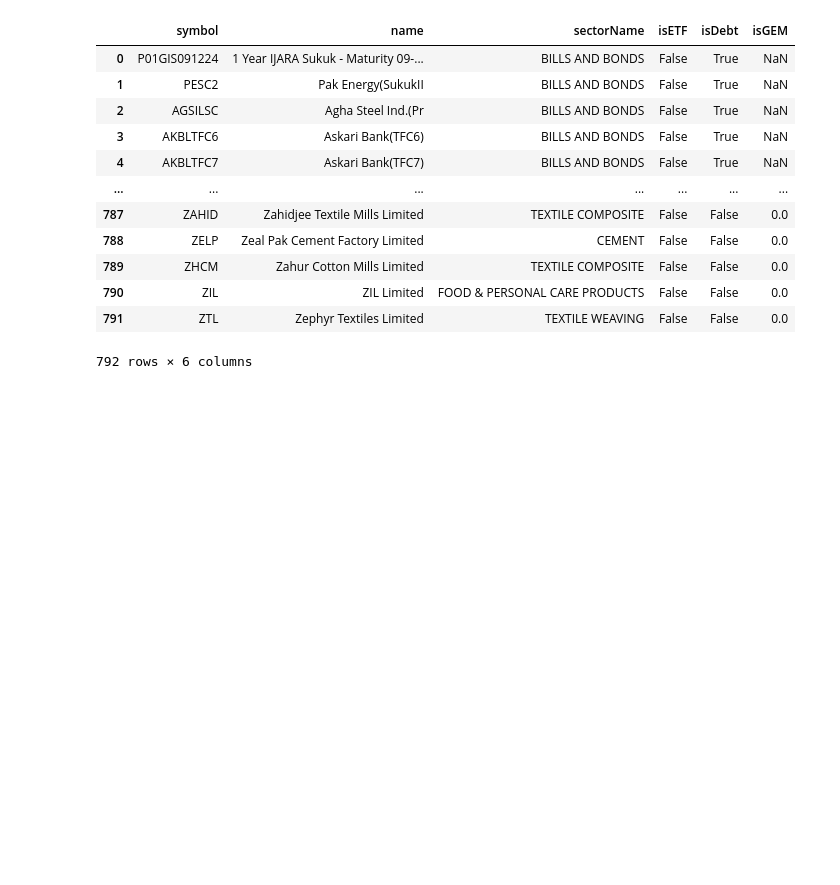
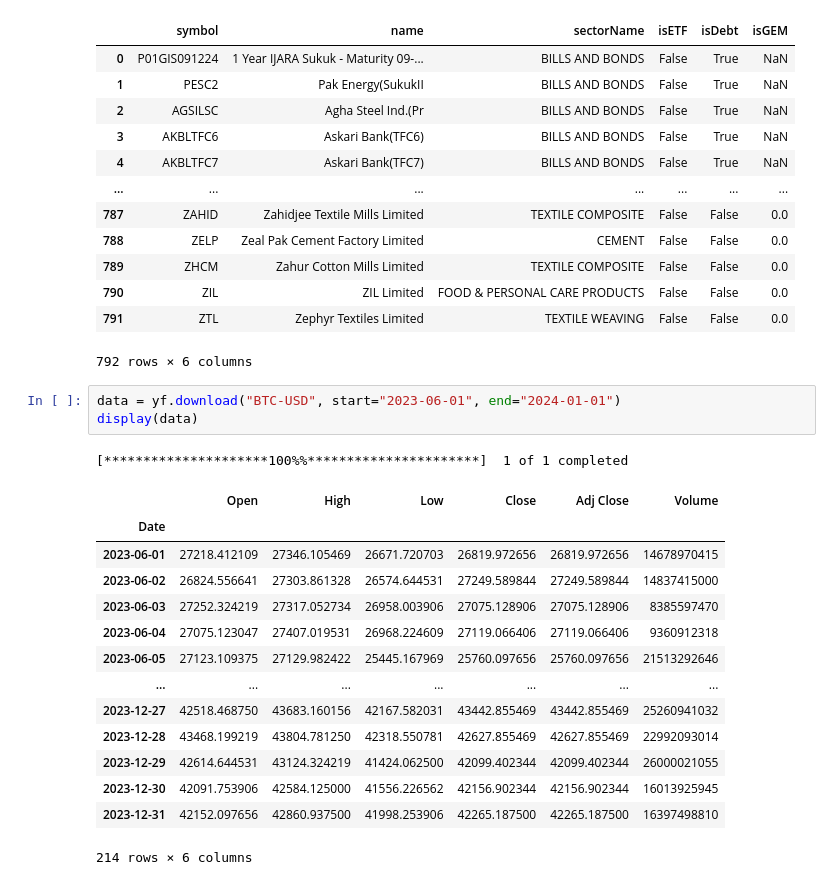
Before and after one commit to zayev123/commissionV2, a Jupyter notebook: apps/environment/scripts/script_scr1.ipynb, the cells around one changed output. Drawn from its saved outputs; the diff is of its cells as text; blank space fills up the shorter version.

```diff
--- a/apps/environment/scripts/script_scr1.ipynb
+++ b/apps/environment/scripts/script_scr1.ipynb
@@ -477,3 +521,22 @@ display(tck)
 | 790 | ZIL | ZIL Limited | FOOD & PERSONAL CARE PRODUCTS | False | False | 0.0 |
 | 791 | ZTL | Zephyr Textiles Limited | TEXTILE WEAVING | False | False | 0.0 |
 792 rows × 6 columns
+# %%
+data = yf.download("BTC-USD", start="2023-06-01", end="2024-01-01")
+display(data)
+# %% [output]
+[*********************100%%**********************]  1 of 1 completed
+|  | Open | High | Low | Close | Adj Close | Volume |
+| Date |  |  |  |  |  |  |
+| 2023-06-01 | 27218.412109 | 27346.105469 | 26671.720703 | 26819.972656 | 26819.972656 | 14678970415 |
+| 2023-06-02 | 26824.556641 | 27303.861328 | 26574.644531 | 27249.589844 | 27249.589844 | 14837415000 |
+| 2023-06-03 | 27252.324219 | 27317.052734 | 26958.003906 | 27075.128906 | 27075.128906 | 8385597470 |
+| 2023-06-04 | 27075.123047 | 27407.019531 | 26968.224609 | 27119.066406 | 27119.066406 | 9360912318 |
+| 2023-06-05 | 27123.109375 | 27129.982422 | 25445.167969 | 25760.097656 | 25760.097656 | 21513292646 |
+| ... | ... | ... | ... | ... | ... | ... |
+| 2023-12-27 | 42518.468750 | 43683.160156 | 42167.582031 | 43442.855469 | 43442.855469 | 25260941032 |
+| 2023-12-28 | 43468.199219 | 43804.781250 | 42318.550781 | 42627.855469 | 42627.855469 | 22992093014 |
+| 2023-12-29 | 42614.644531 | 43124.324219 | 41424.062500 | 42099.402344 | 42099.402344 | 26000021055 |
+| 2023-12-30 | 42091.753906 | 42584.125000 | 41556.226562 | 42156.902344 | 42156.902344 | 16013925945 |
+| 2023-12-31 | 42152.097656 | 42860.937500 | 41998.253906 | 42265.187500 | 42265.187500 | 16397498810 |
+214 rows × 6 columns
```
Also changed, not shown: parts of 2 cells of this notebook, 15 other files.
